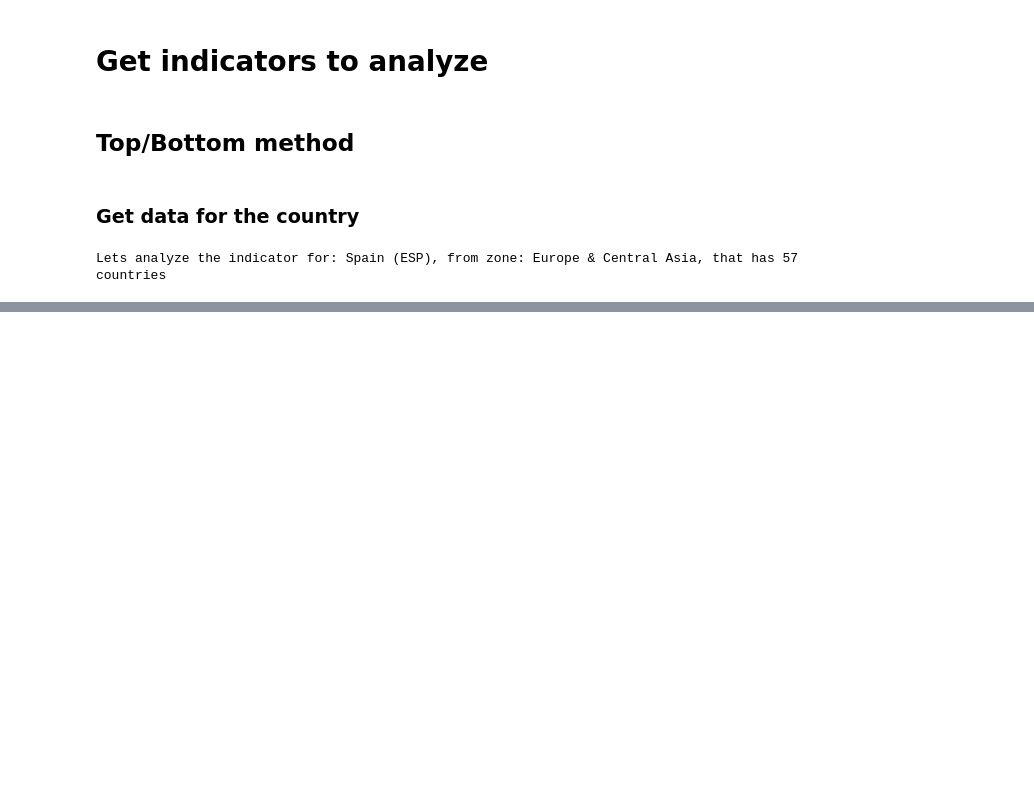
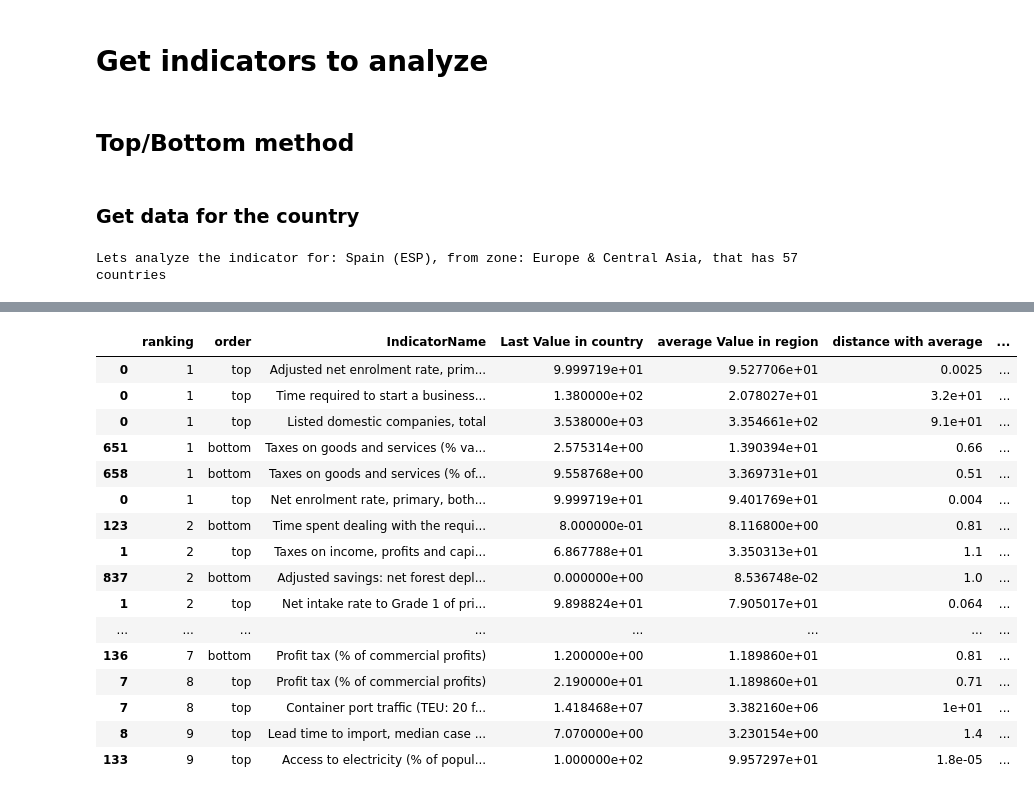
Before and after one commit to jaimevalero/world-development-indicators, a Jupyter notebook: jupyter/what-if.ipynb, the cells around one changed output, grey strips where cells are left out. Saved outputs shown, nothing was run; the diff lists cells and outputs as text; code cells hidden in the pictures; blank space fills up the shorter version.

```diff
--- a/jupyter/what-if.ipynb
+++ b/jupyter/what-if.ipynb
@@ -462,6 +468,8 @@ ARRAY_INDICATORS=[       'Access to electricity (% of population)',
     'Youth literacy rate, population 15-24 years, both sexes (%)']
 
 
+ARRAY_INDICATORS = list(set(ARRAY_INDICATORS))
+
 conn = sqlite3.connect('../input/world-development-indicators/database.sqlite')
 # %% [markdown]
 # Get indicators to analyze
@@ -568,0 +608,20 @@ See the caveats in the documentation: https://pandas.pydata.org/pandas-docs/stab
+# %%
+df_rankings.head(30)
+# %% [output]
+|  | ranking | order | IndicatorName | Last Value in country | average Value in region | distance with average | ... |
+| 0 | 1 | top | Adjusted net enrolment rate, prim... | 9.999719e+01 | 9.527706e+01 | 0.0025 | ... |
+| 0 | 1 | top | Time required to start a business... | 1.380000e+02 | 2.078027e+01 | 3.2e+01 | ... |
+| 0 | 1 | top | Listed domestic companies, total | 3.538000e+03 | 3.354661e+02 | 9.1e+01 | ... |
+| 651 | 1 | bottom | Taxes on goods and services (% va... | 2.575314e+00 | 1.390394e+01 | 0.66 | ... |
+| 658 | 1 | bottom | Taxes on goods and services (% of... | 9.558768e+00 | 3.369731e+01 | 0.51 | ... |
+| 0 | 1 | top | Net enrolment rate, primary, both... | 9.999719e+01 | 9.401769e+01 | 0.004 | ... |
+| 123 | 2 | bottom | Time spent dealing with the requi... | 8.000000e-01 | 8.116800e+00 | 0.81 | ... |
+| 1 | 2 | top | Taxes on income, profits and capi... | 6.867788e+01 | 3.350313e+01 | 1.1 | ... |
+| 837 | 2 | bottom | Adjusted savings: net forest depl... | 0.000000e+00 | 8.536748e-02 | 1.0 | ... |
+| 1 | 2 | top | Net intake rate to Grade 1 of pri... | 9.898824e+01 | 7.905017e+01 | 0.064 | ... |
+| ... | ... | ... | ... | ... | ... | ... | ... |
+| 136 | 7 | bottom | Profit tax (% of commercial profits) | 1.200000e+00 | 1.189860e+01 | 0.81 | ... |
+| 7 | 8 | top | Profit tax (% of commercial profits) | 2.190000e+01 | 1.189860e+01 | 0.71 | ... |
+| 7 | 8 | top | Container port traffic (TEU: 20 f... | 1.418468e+07 | 3.382160e+06 | 1e+01 | ... |
+| 8 | 9 | top | Lead time to import, median case ... | 7.070000e+00 | 3.230154e+00 | 1.4 | ... |
+| 133 | 9 | top | Access to electricity (% of popul... | 1.000000e+02 | 9.957297e+01 | 1.8e-05 | ... |
```
Also changed, not shown: parts of 1 cell of this notebook.
